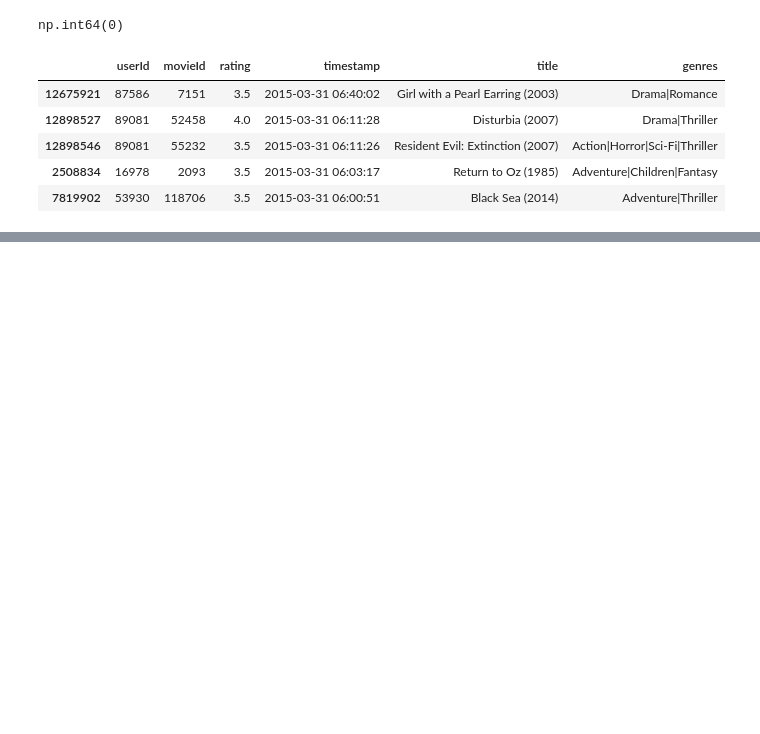
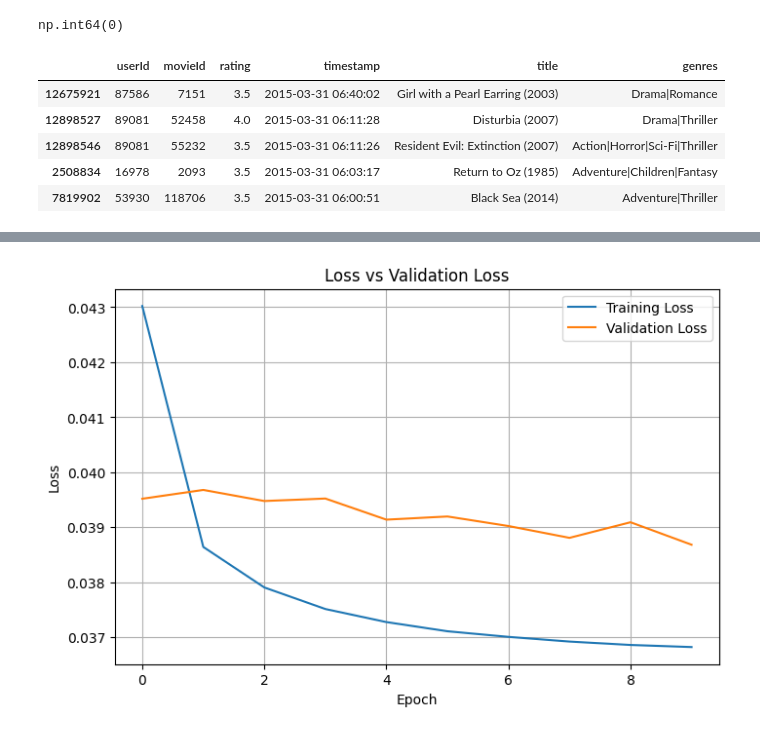
Before and after one commit to Wasan-Mohammed/movie_recommendation, a Jupyter notebook: Movie_Recommendation.ipynb, the cells around one changed output, grey strips where cells are left out. Saved outputs shown, nothing was run; the diff lists cells and outputs as text; code cells hidden in the pictures; blank space fills up the shorter version.

```diff
--- a/Movie_Recommendation.ipynb
+++ b/Movie_Recommendation.ipynb
@@ -165,0 +157,9 @@ model.summary()
+# %%
+mr = mr.sample(frac=1, random_state=42)
+x = mr[['user', 'movie']].values
+#noralize the target between 0 and 1
+y = mr['rating'].apply(lambda x: (x - min_rating) / (max_rating - min_rating)).values
+# %%
+#Assuming training on 80% of data and validating on 20%
+train_indices = int(0.8 * mr.shape[0])
+x_train, x_val, y_train, y_val =(x[:train_indices],x[train_indices:],y[:train_indices],y[train_indices:])
@@ -166,9 +199,10 @@ model.summary()
 # %%
 history = model.fit(
-    [X_train[0], X_train[1]],
+    [x_train[:,0], x_train[:,1]],
     y_train,
-    epochs=5,
-    batch_size=1500,
-    validation_data=([X_test[0], X_test[1]], y_test)
+    batch_size=4000,
+    epochs=10,
+    validation_data=([x_val[:,0], x_val[:,1]], y_val),
+    verbose=1
 )
 # %% [output]
@@ -214,0 +229,19 @@ Predicted rating for user 123 and movie 10: 2.882351875305176
+# %%
+
+loss = history.history['loss']
+val_loss = history.history.get('val_loss')
+
+plt.figure(figsize=(8,5))
+plt.plot(loss, label='Training Loss')
+
+if val_loss is not None:
+    plt.plot(val_loss, label='Validation Loss')
+
+plt.title("Loss vs Validation Loss")
+plt.xlabel("Epoch")
+plt.ylabel("Loss")
+plt.legend()
+plt.grid(True)
+plt.show()
+# %% [output]
+[figure, added]
```
Also changed, not shown: parts of 37 cells of this notebook.
